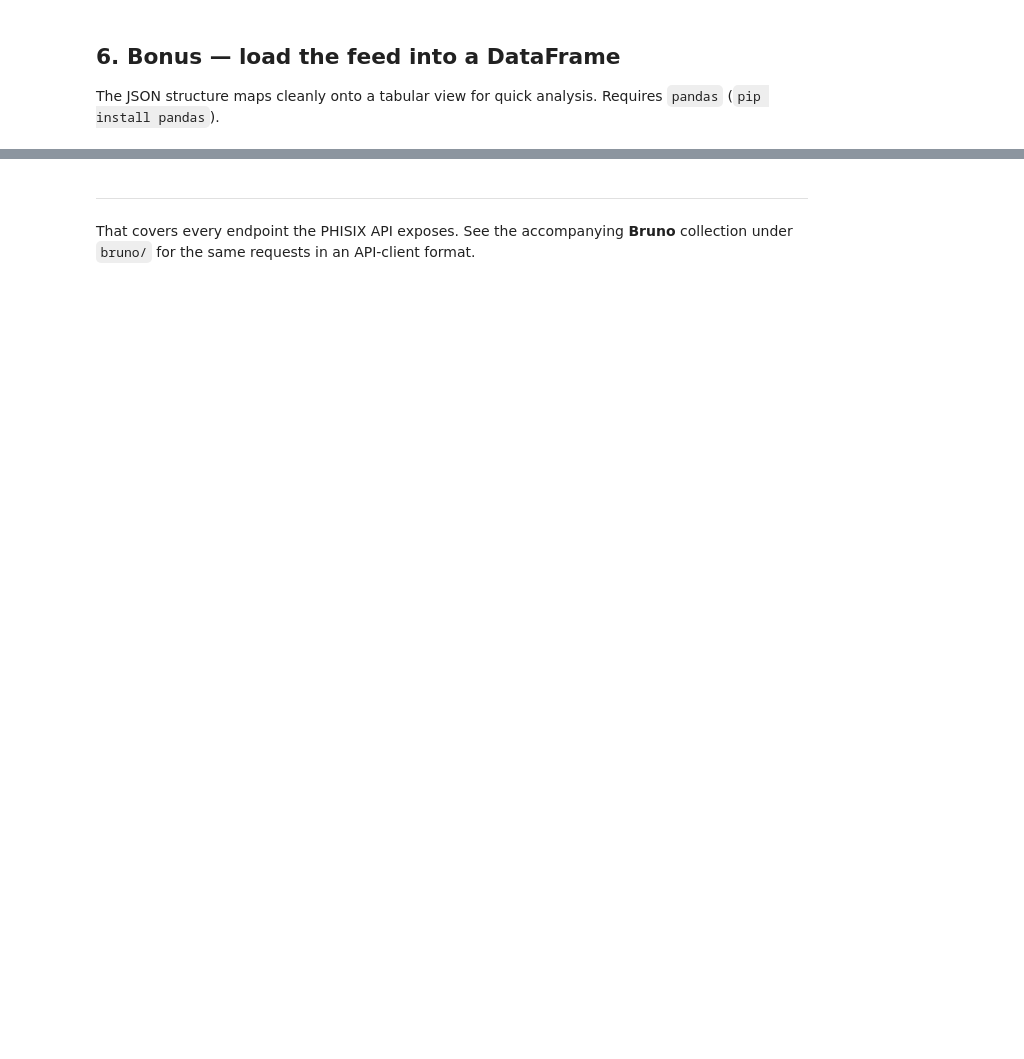
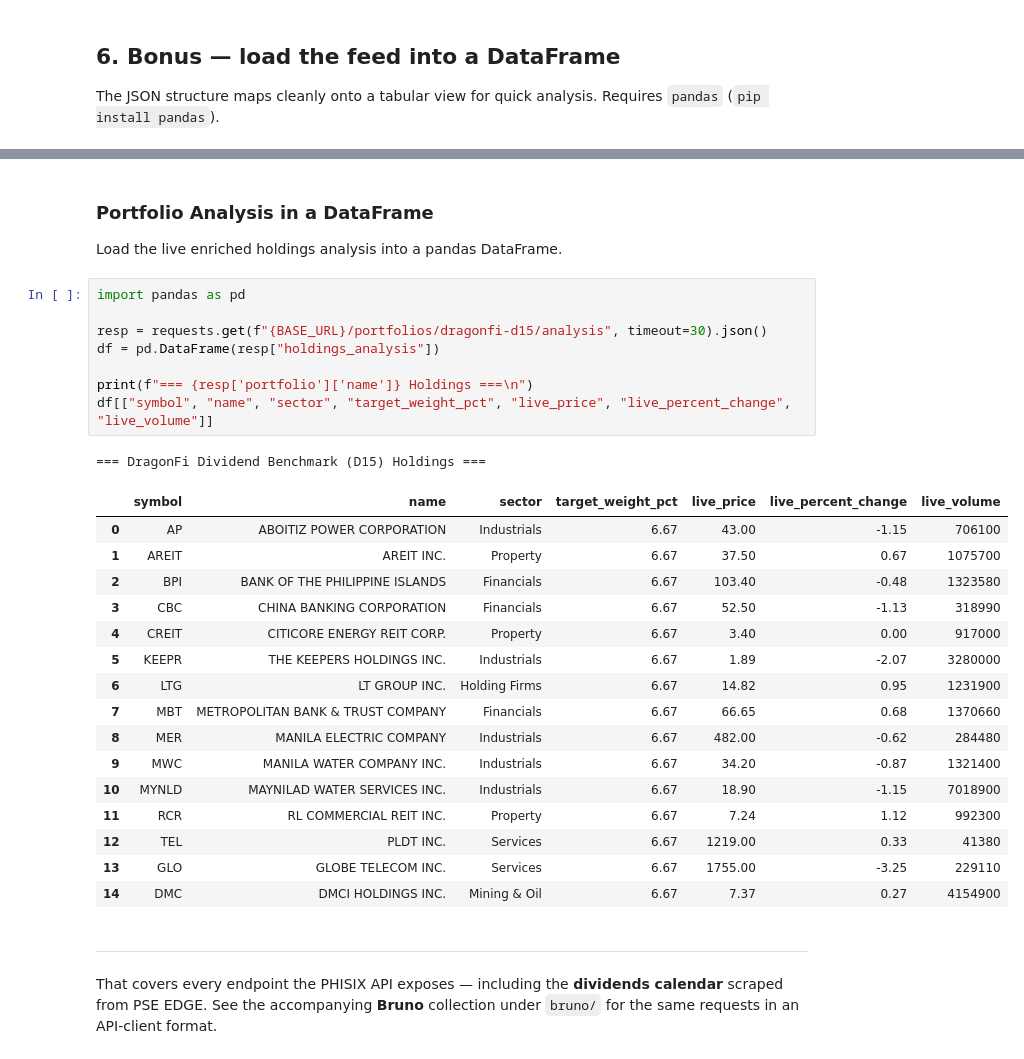
Before and after one commit to jmpareja/phisix-rust, a Jupyter notebook: notebooks/phisix_api_demo.ipynb, the cells around one changed output, grey strips where cells are left out. Cells and saved outputs as stored; diff of their text form; blank space fills up the shorter version.

Commit message:
docs: update README, wiring in main.rs, and execute notebook with new endpoints

```diff
--- a/notebooks/phisix_api_demo.ipynb
+++ b/notebooks/phisix_api_demo.ipynb
@@ -206,4 +731,34 @@ df.sort_values("percent_change", ascending=False).head(10)
+# %% [markdown]
+### Portfolio Analysis in a DataFrame
+
+Load the live enriched holdings analysis into a pandas DataFrame.
+# %%
+import pandas as pd
+
+resp = requests.get(f"{BASE_URL}/portfolios/dragonfi-d15/analysis", timeout=30).json()
+df = pd.DataFrame(resp["holdings_analysis"])
+
+print(f"=== {resp['portfolio']['name']} Holdings ===\n")
+df[["symbol", "name", "sector", "target_weight_pct", "live_price", "live_percent_change", "live_volume"]]
+# %% [output]
+=== DragonFi Dividend Benchmark (D15) Holdings ===
+|  | symbol | name | sector | target_weight_pct | live_price | live_percent_change | live_volume |
+| 0 | AP | ABOITIZ POWER CORPORATION | Industrials | 6.67 | 43.00 | -1.15 | 706100 |
+| 1 | AREIT | AREIT INC. | Property | 6.67 | 37.50 | 0.67 | 1075700 |
+| 2 | BPI | BANK OF THE PHILIPPINE ISLANDS | Financials | 6.67 | 103.40 | -0.48 | 1323580 |
+| 3 | CBC | CHINA BANKING CORPORATION | Financials | 6.67 | 52.50 | -1.13 | 318990 |
+| 4 | CREIT | CITICORE ENERGY REIT CORP. | Property | 6.67 | 3.40 | 0.00 | 917000 |
+| 5 | KEEPR | THE KEEPERS HOLDINGS INC. | Industrials | 6.67 | 1.89 | -2.07 | 3280000 |
+| 6 | LTG | LT GROUP INC. | Holding Firms | 6.67 | 14.82 | 0.95 | 1231900 |
+| 7 | MBT | METROPOLITAN BANK & TRUST COMPANY | Financials | 6.67 | 66.65 | 0.68 | 1370660 |
+| 8 | MER | MANILA ELECTRIC COMPANY | Industrials | 6.67 | 482.00 | -0.62 | 284480 |
+| 9 | MWC | MANILA WATER COMPANY INC. | Industrials | 6.67 | 34.20 | -0.87 | 1321400 |
+| 10 | MYNLD | MAYNILAD WATER SERVICES INC. | Industrials | 6.67 | 18.90 | -1.15 | 7018900 |
+| 11 | RCR | RL COMMERCIAL REIT INC. | Property | 6.67 | 7.24 | 1.12 | 992300 |
+| 12 | TEL | PLDT INC. | Services | 6.67 | 1219.00 | 0.33 | 41380 |
+| 13 | GLO | GLOBE TELECOM INC. | Services | 6.67 | 1755.00 | -3.25 | 229110 |
+| 14 | DMC | DMCI HOLDINGS INC. | Mining & Oil | 6.67 | 7.37 | 0.27 | 4154900 |
 # %% [markdown]
 ---
 
-That covers every endpoint the PHISIX API exposes. See the accompanying **Bruno** collection under `bruno/` for the same requests in an API-client format.
+That covers every endpoint the PHISIX API exposes — including the **dividends calendar** scraped from PSE EDGE. See the accompanying **Bruno** collection under `bruno/` for the same requests in an API-client format.
```
Also changed, not shown: parts of 35 cells of this notebook, 2 other files.
